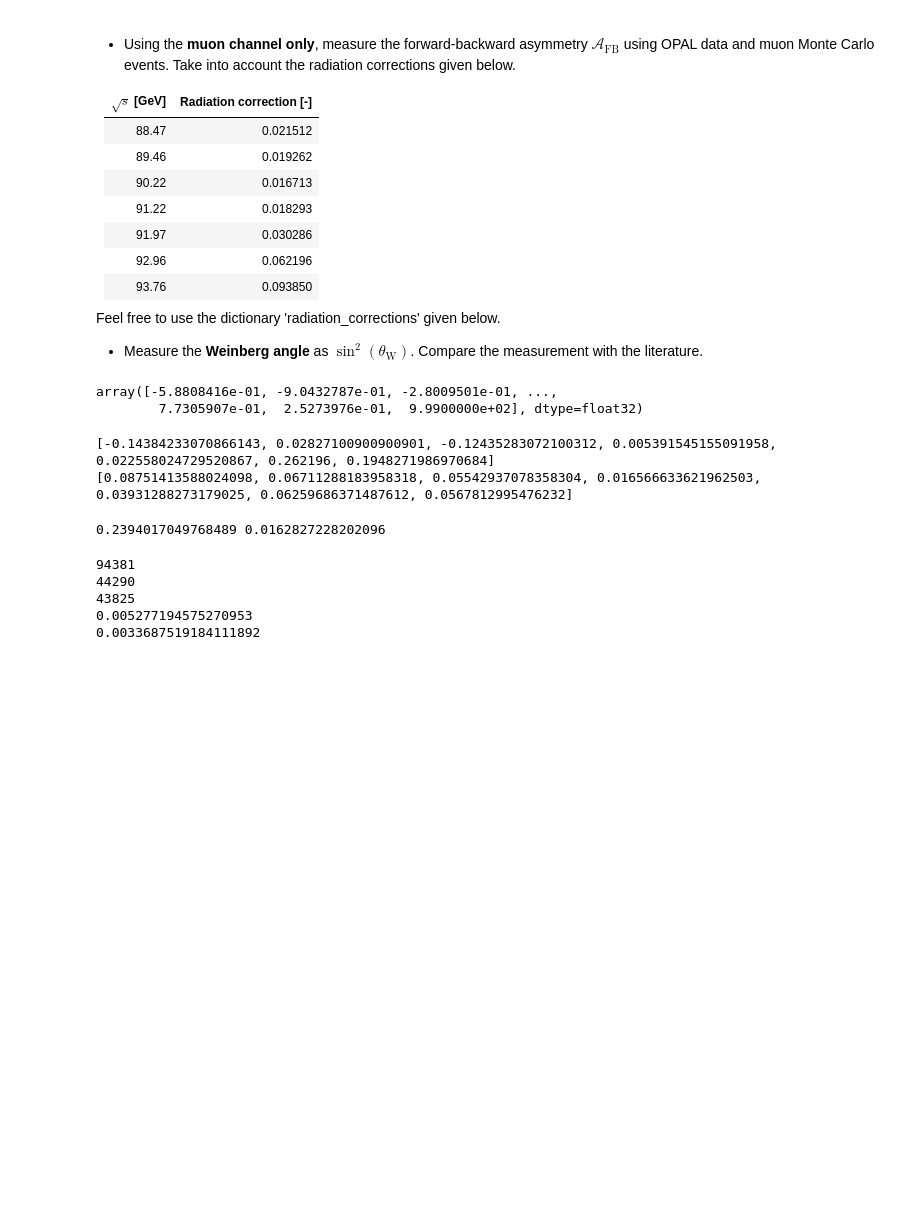
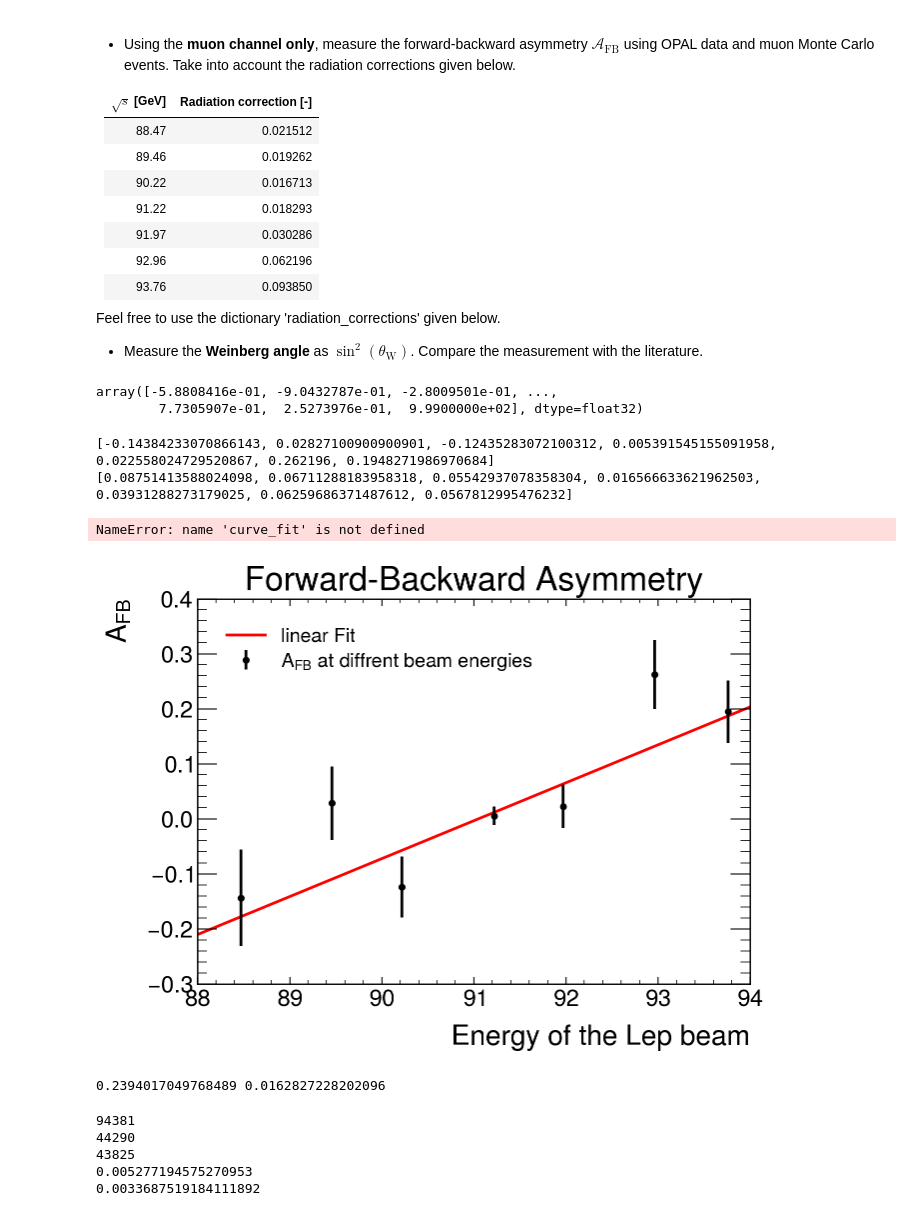
Before and after one commit to lukasg96/z0-precisionmeasurement, a Jupyter notebook: z0_experiment.ipynb, the cells around one changed output. Cells and saved outputs as stored; diff of their text form; code cells hidden in the pictures; blank space fills up the shorter version.

Commit message:
Linear fit for A_FB in resonnance of Z0

```diff
--- a/z0_experiment.ipynb
+++ b/z0_experiment.ipynb
@@ -1110,6 +1107,38 @@ print(AFB_err)
 # %%
 def Lin(x,a,b):
     return ((a*x) + b)
+# %%
+LinParam, LinCovar = curve_fit(Lin, energy, AFB, sigma=AFB_err, absolute_sigma=True)#, p0 = [91.2,1,2], bounds = bounds)
+
+AFB_resonance = Lin(coeff[1,0], *LinParam)
+dE = LinParam[0]
+da = coeff[1,0]
+db = 1
+AFB_resonance_err = np.sqrt(dE**2 * var_matrix_m[0][0] + da**2 * LinCovar[0][0] + db**2 * LinCovar[1][1] + 2 * da * db * LinCovar[0][1])
+print(AFB_resonance, AFB_resonance_err)
+# %% [output]
+NameError: name 'curve_fit' is not defined
+# %%
+plt.style.use(mplhep.style.ATLAS) # You can load ATLAS/CMS/ALICE plot style
+plt.figure(figsize=(7,5))
+
+plt.errorbar(energy, AFB, yerr=AFB_err, zorder=2, label = r'$A_{FB}$ at diffrent beam energies', color='black', fmt=".")# r'$A_{FB}$ at diffrent beam energies'
+x = np.linspace(88, 94, 2)
+plt.plot(x, Lin(x, *LinParam), zorder=1, label='linear Fit', color=colors['m'])
+
+mid = 0.5*(bin_edges[1:] + bin_edges[:-1]) #Calculate midpoint of the bars
+
+error_sizes = np.sqrt(bin_content)
+
+### Show the plot on screen
+plt.legend()
+plt.title('Forward-Backward Asymmetry')
+#plt.xlim(44.,47)
+plt.xlabel('Energy of the Lep beam')
+plt.ylabel(r'$A_{FB}$')
+plt.show()
+# %% [output]
+[figure, added]
 # %%
 Weinberg = 1/4 * (1-np.sqrt(abs(AFB[3])/3))
 Weinberg_err = np.sqrt((-np.sqrt(1/3) / (8 * np.sqrt(abs(AFB[3]))))**2 * (AFB_err[3])**2)
```
Also changed, not shown: parts of 10 cells of this notebook.
